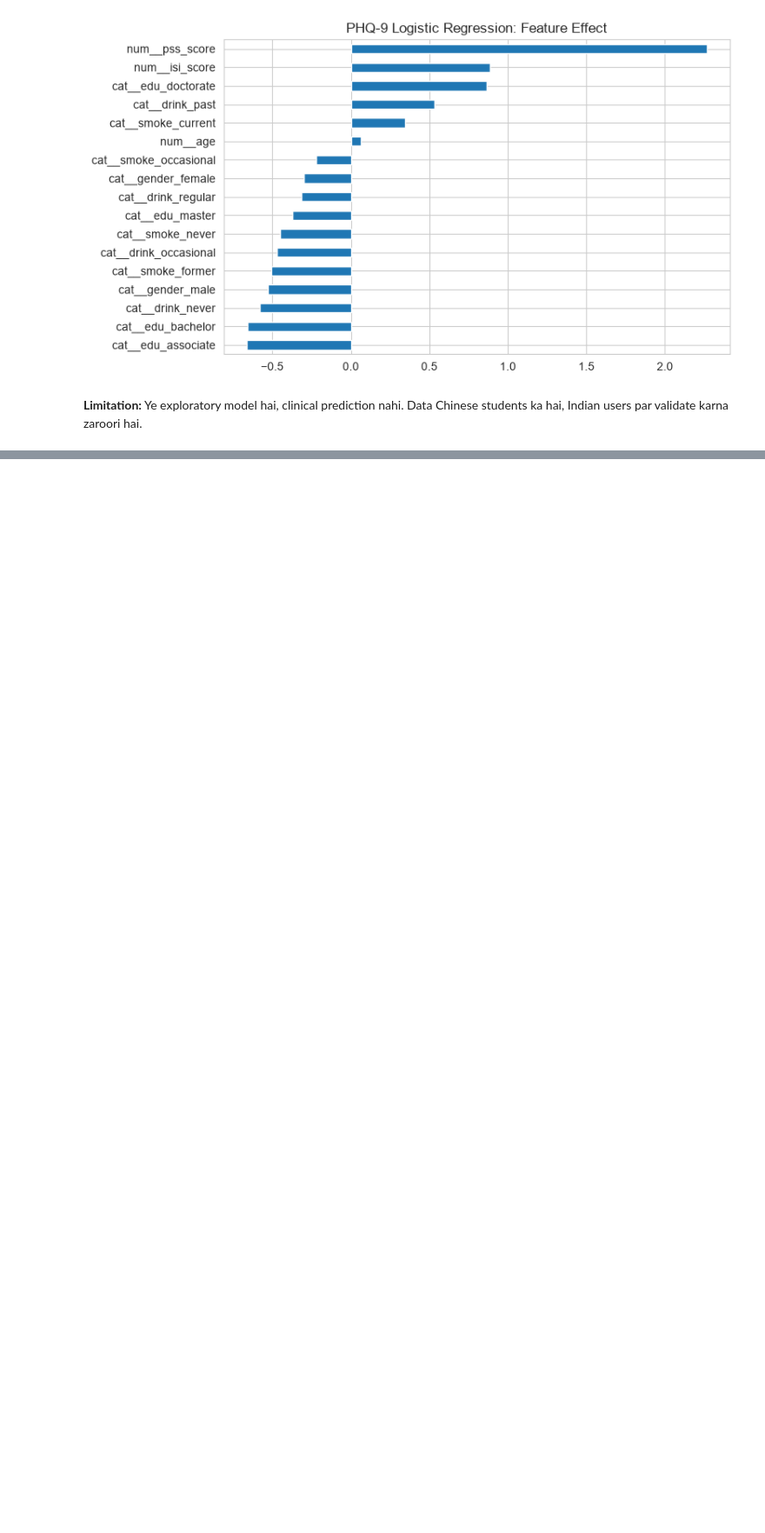
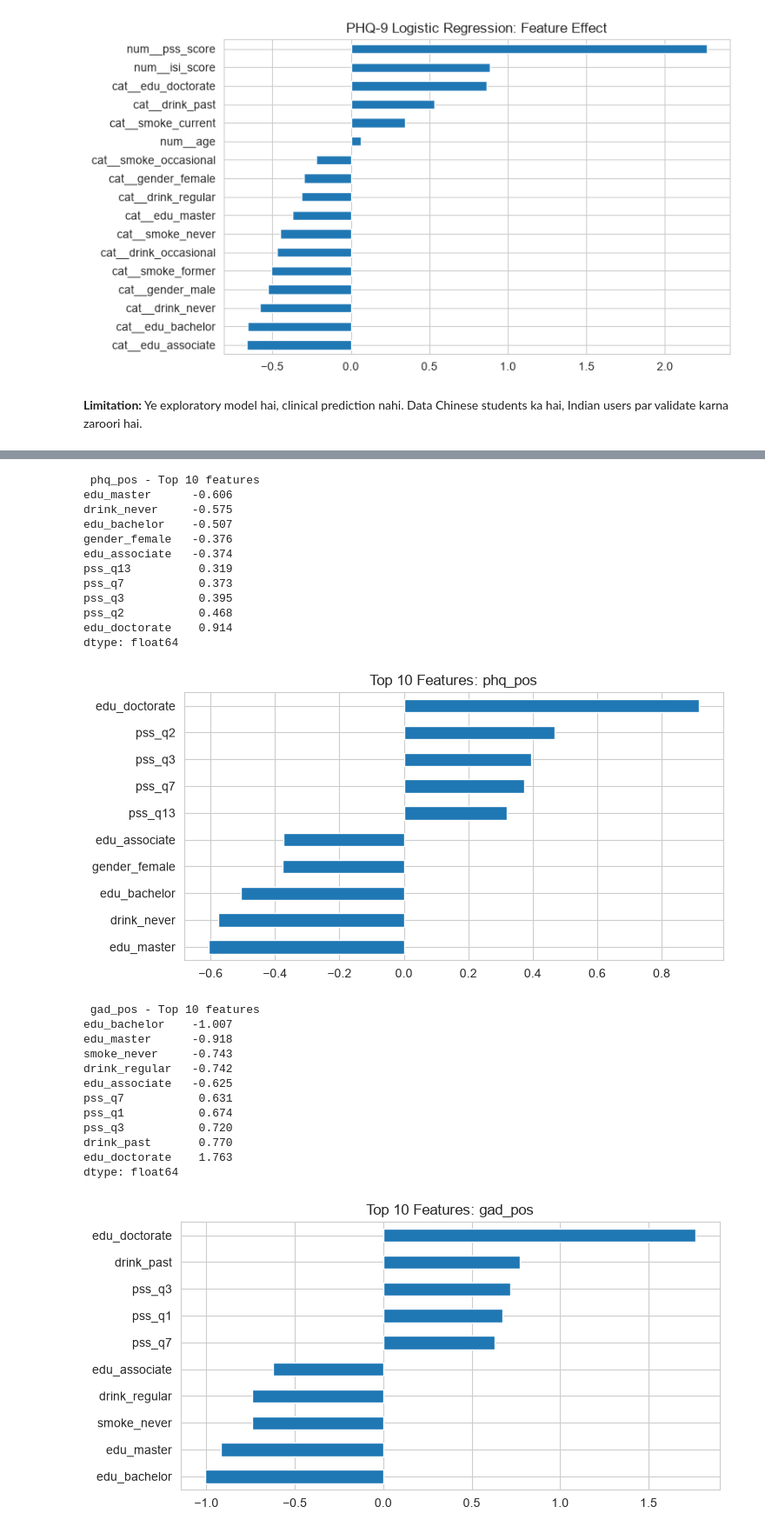
Before and after one commit to Bhoomikamalik81/MindCheck, a Jupyter notebook: mind_check_depression_anxiety_screening.ipynb, the cells around one changed output, grey strips where cells are left out. Shown at 87% size. Cells and saved outputs as stored; diff of their text form; code cells hidden in the pictures; blank space fills up the shorter version.

```diff
--- a/mind_check_depression_anxiety_screening.ipynb
+++ b/mind_check_depression_anxiety_screening.ipynb
@@ -872,0 +1035,44 @@ plt.show()
+# %%
+for target in ["phq_pos", "gad_pos"]:
+    X_tr, X_te, y_tr, y_te = split_data[target]
+    pipe = Pipeline([
+        ("preprocessing", preprocessor_item),
+        ("model", LogisticRegression(max_iter=1000, class_weight="balanced", random_state=42))
+    ])
+    pipe.fit(X_tr, y_tr)
+    names = [n.split("__", 1)[1] for n in pipe.named_steps["preprocessing"].get_feature_names_out()]
+    coef = pd.Series(pipe.named_steps["model"].coef_[0], index=names)
+    top = coef.reindex(coef.abs().sort_values(ascending=False).head(10).index).sort_values()
+    print("\n", target, "- Top 10 features")
+    print(top.round(3))
+    plt.figure(figsize=(8, 4))
+    top.plot(kind="barh")
+    plt.title("Top 10 Features: " + target)
+    plt.show()
+# %% [output]
+ phq_pos - Top 10 features
+edu_master      -0.606
+drink_never     -0.575
+edu_bachelor    -0.507
+gender_female   -0.376
+edu_associate   -0.374
+pss_q13          0.319
+pss_q7           0.373
+pss_q3           0.395
+pss_q2           0.468
+edu_doctorate    0.914
+dtype: float64
+[figure, added]
+ gad_pos - Top 10 features
+edu_bachelor    -1.007
+edu_master      -0.918
+smoke_never     -0.743
+drink_regular   -0.742
+edu_associate   -0.625
+pss_q7           0.631
+pss_q1           0.674
+pss_q3           0.720
+drink_past       0.770
+edu_doctorate    1.763
+dtype: float64
+[figure, added]
```
Also changed, not shown: parts of 27 cells of this notebook.
